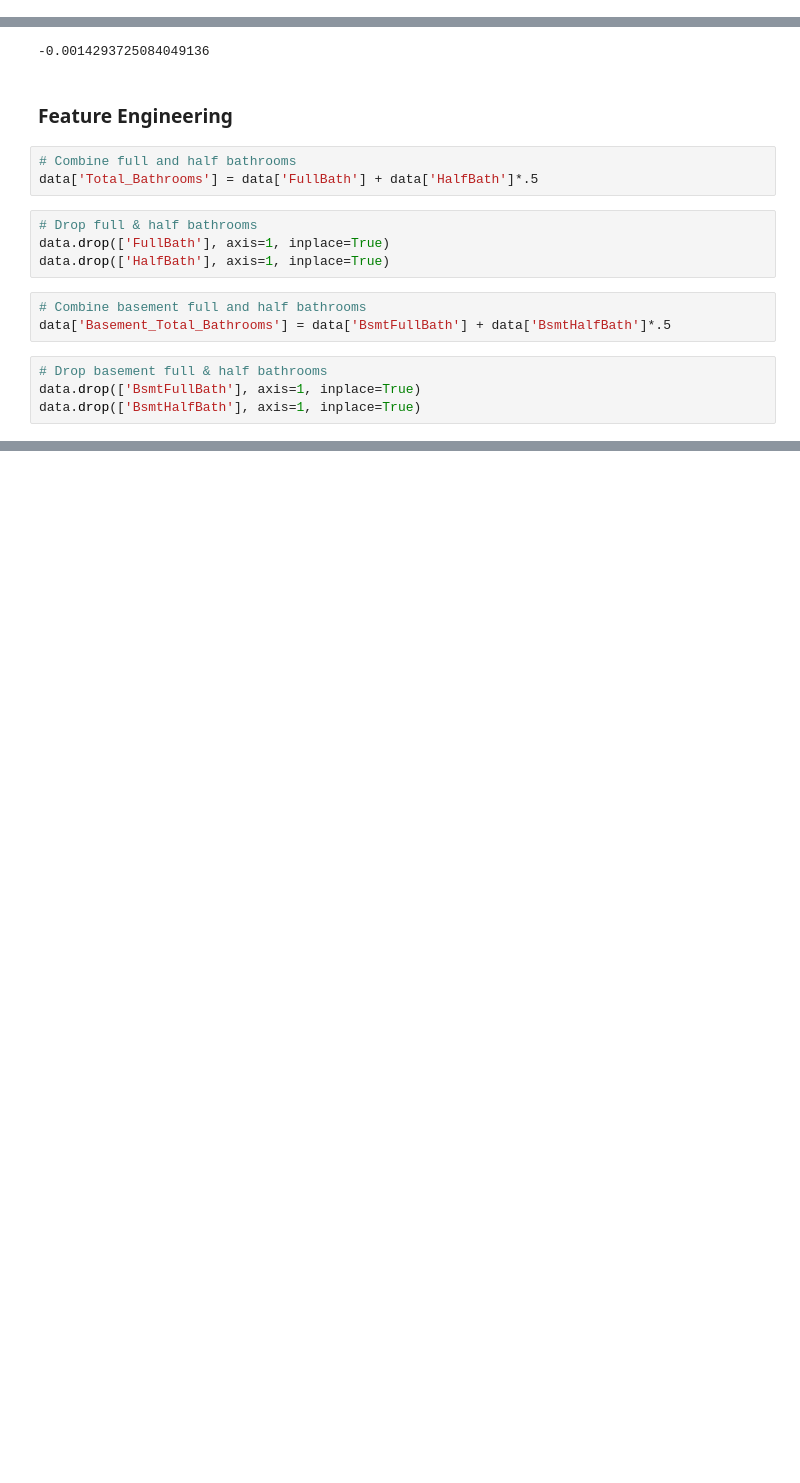
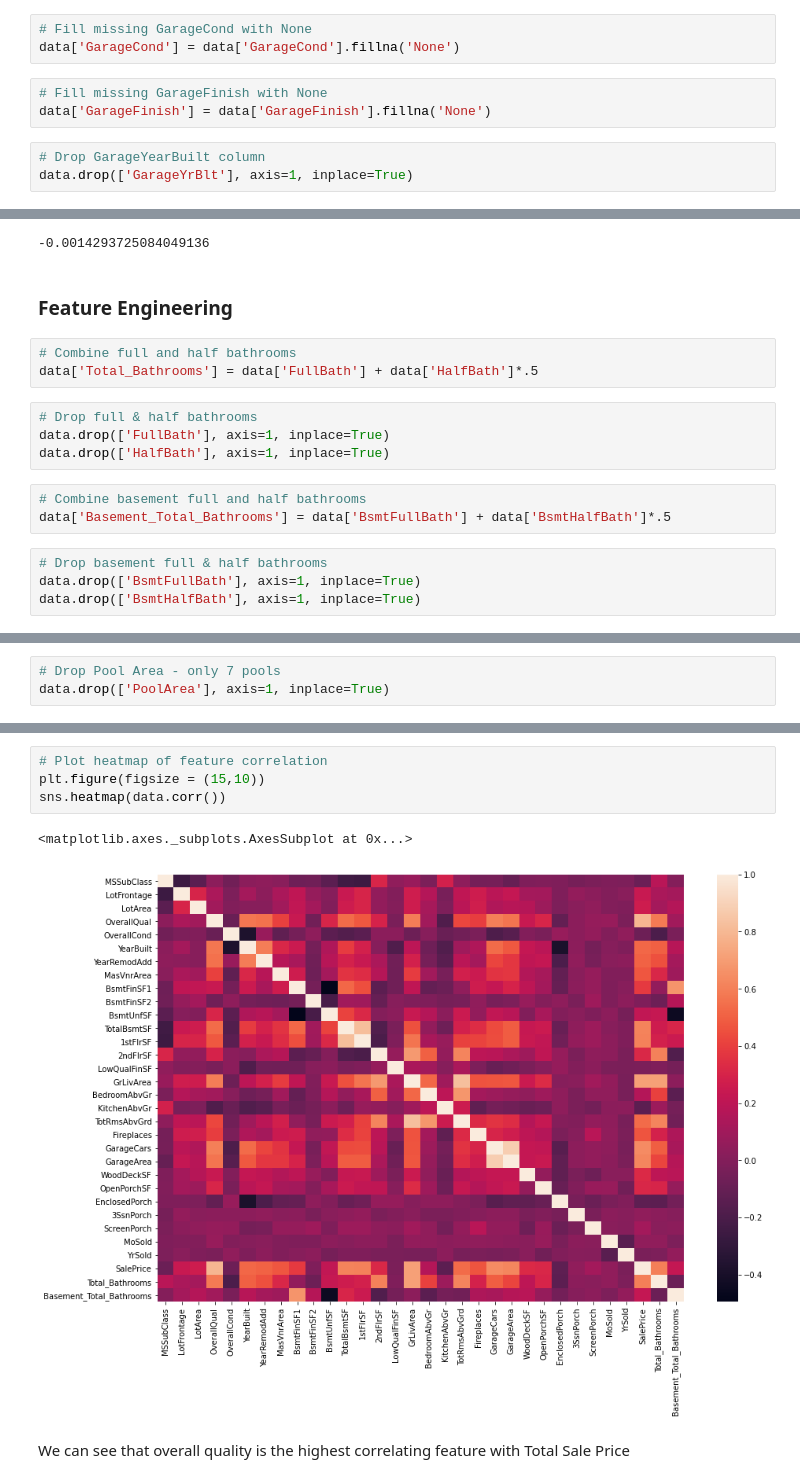
Before and after one commit to MLondon1027/Boston_Area_Real_Estate, a Jupyter notebook: Housing.ipynb, the cells around one changed output, grey strips where cells are left out. Drawn from its saved outputs; the diff is of its cells as text; blank space fills up the shorter version.

```diff
--- a/Housing.ipynb
+++ b/Housing.ipynb
@@ -131,0 +137,9 @@ memory usage: 872.7+ KB
+# %%
+# Fill missing GarageCond with None
+data['GarageCond'] = data['GarageCond'].fillna('None')
+# %%
+# Fill missing GarageFinish with None
+data['GarageFinish'] = data['GarageFinish'].fillna('None')
+# %%
+# Drop GarageYearBuilt column
+data.drop(['GarageYrBlt'], axis=1, inplace=True)
@@ -187,0 +198,3 @@ array(['Attchd', 'Detchd', 'BuiltIn', 'CarPort', nan, 'Basment', '2Types'],
+# %%
+# Drop Pool Area - only 7 pools
+data.drop(['PoolArea'], axis=1, inplace=True)
@@ -187,0 +216,9 @@ array(['Attchd', 'Detchd', 'BuiltIn', 'CarPort', nan, 'Basment', '2Types'],
+# %%
+# Plot heatmap of feature correlation
+plt.figure(figsize = (15,10))
+sns.heatmap(data.corr())
+# %% [output]
+<matplotlib.axes._subplots.AxesSubplot at 0x...>
+[figure, added]
+# %% [markdown]
+We can see that overall quality is the highest correlating feature with Total Sale Price
```
Also changed, not shown: parts of 15 cells of this notebook.
